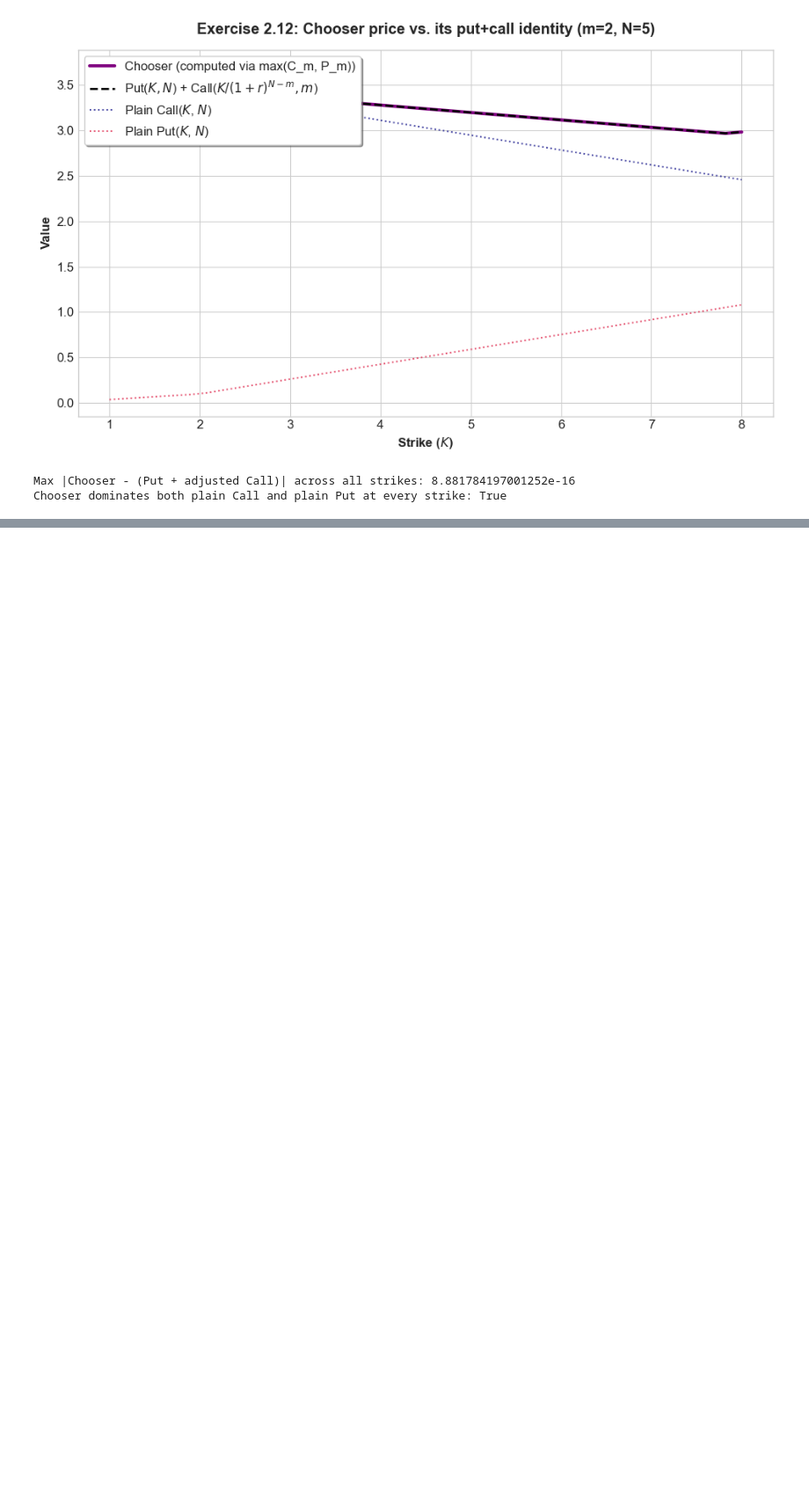
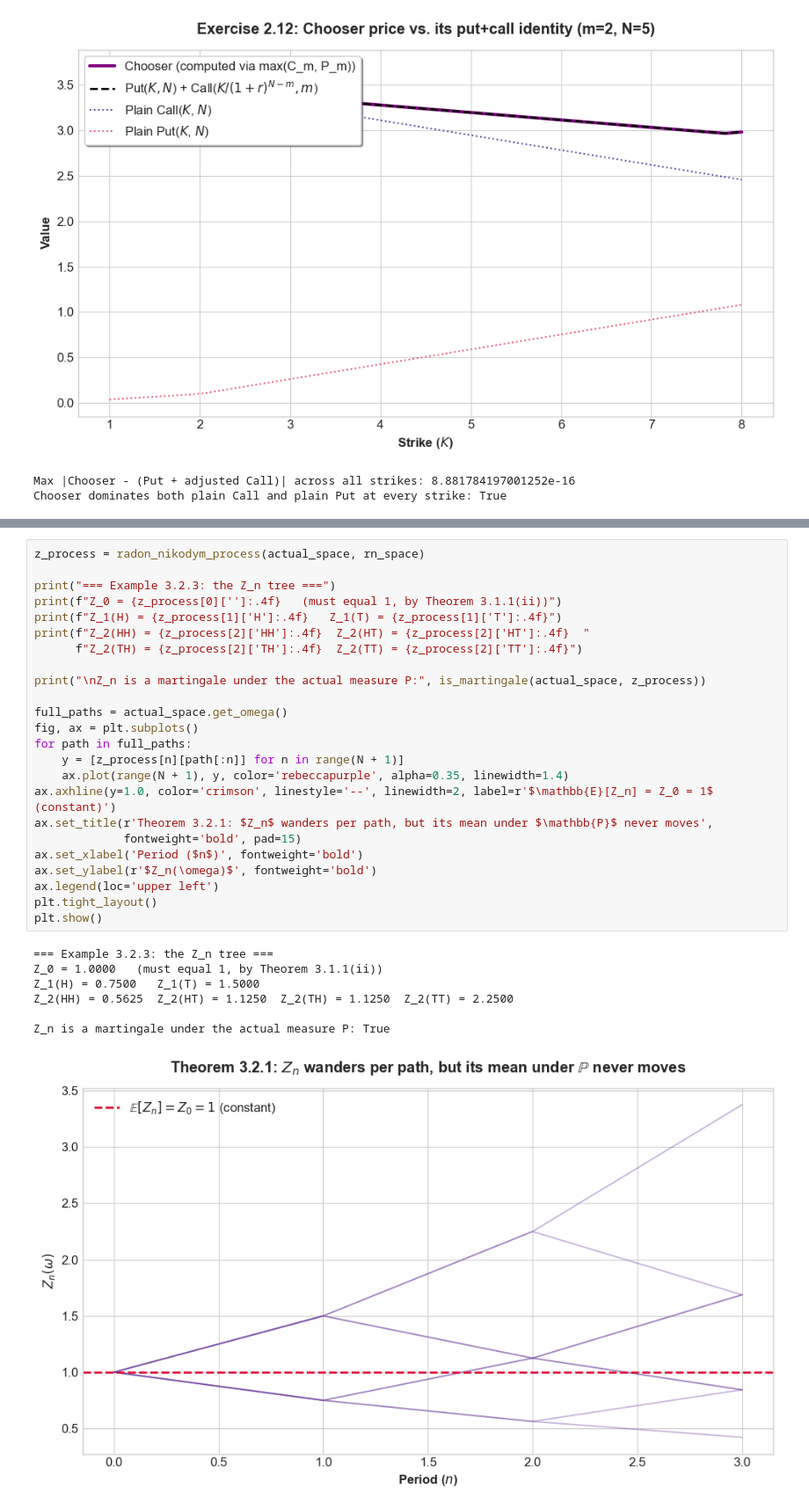
Before and after one commit to danigonespi/binomial_asset_pricing_model, a Jupyter notebook: shreve_v1_notebook.ipynb, the cells around one changed output, grey strips where cells are left out. Shown at 88% size. Drawn from its saved outputs; the diff is of its cells as text; blank space fills up the shorter version.

```diff
--- a/shreve_v1_notebook.ipynb
+++ b/shreve_v1_notebook.ipynb
@@ -848,0 +940,32 @@ Chooser dominates both plain Call and plain Put at every strike: True
+# %%
+z_process = radon_nikodym_process(actual_space, rn_space)
+
+print("=== Example 3.2.3: the Z_n tree ===")
+print(f"Z_0 = {z_process[0]['']:.4f}   (must equal 1, by Theorem 3.1.1(ii))")
+print(f"Z_1(H) = {z_process[1]['H']:.4f}   Z_1(T) = {z_process[1]['T']:.4f}")
+print(f"Z_2(HH) = {z_process[2]['HH']:.4f}  Z_2(HT) = {z_process[2]['HT']:.4f}  "
+      f"Z_2(TH) = {z_process[2]['TH']:.4f}  Z_2(TT) = {z_process[2]['TT']:.4f}")
+
+print("\nZ_n is a martingale under the actual measure P:", is_martingale(actual_space, z_process))
+
+full_paths = actual_space.get_omega()
+fig, ax = plt.subplots()
+for path in full_paths:
+    y = [z_process[n][path[:n]] for n in range(N + 1)]
+    ax.plot(range(N + 1), y, color='rebeccapurple', alpha=0.35, linewidth=1.4)
+ax.axhline(y=1.0, color='crimson', linestyle='--', linewidth=2, label=r'$\mathbb{E}[Z_n] = Z_0 = 1$ (constant)')
+ax.set_title(r'Theorem 3.2.1: $Z_n$ wanders per path, but its mean under $\mathbb{P}$ never moves',
+             fontweight='bold', pad=15)
+ax.set_xlabel('Period ($n$)', fontweight='bold')
+ax.set_ylabel(r'$Z_n(\omega)$', fontweight='bold')
+ax.legend(loc='upper left')
+plt.tight_layout()
+plt.show()
+# %% [output]
+=== Example 3.2.3: the Z_n tree ===
+Z_0 = 1.0000   (must equal 1, by Theorem 3.1.1(ii))
+Z_1(H) = 0.7500   Z_1(T) = 1.5000
+Z_2(HH) = 0.5625  Z_2(HT) = 1.1250  Z_2(TH) = 1.1250  Z_2(TT) = 2.2500
+
+Z_n is a martingale under the actual measure P: True
+[figure, added]
```
Also changed, not shown: parts of 15 cells of this notebook.
